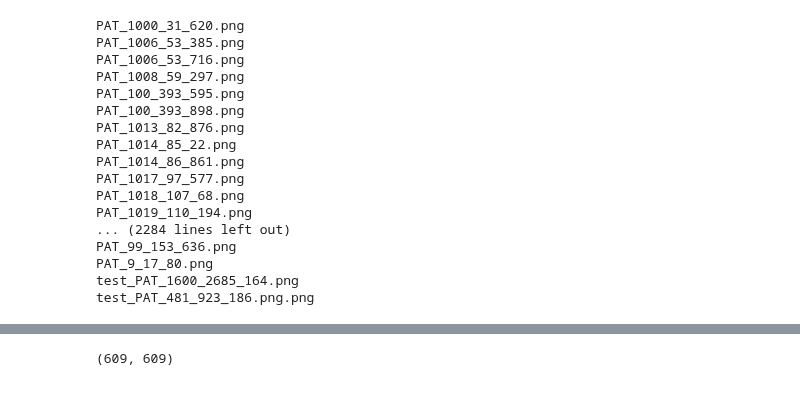
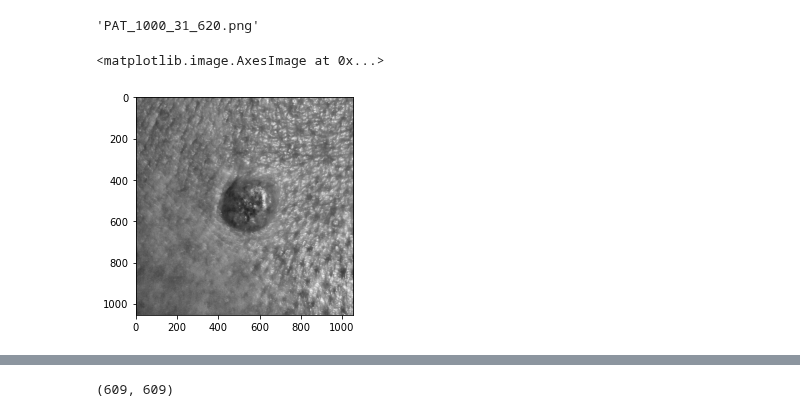
Before and after one commit to CEDipEngineering/ComputerAidedSkinCancerIdentificationAndDiagnosis, a Jupyter notebook: experiments/gabriella/Preprocessing_tests.ipynb, the cells around one changed output, grey strips where cells are left out. Saved outputs shown, nothing was run; the diff lists cells and outputs as text; code cells hidden in the pictures.

```diff
--- a/experiments/gabriella/Preprocessing_tests.ipynb
+++ b/experiments/gabriella/Preprocessing_tests.ipynb
@@ -120,32 +120,7 @@ def preprocessing_hair_rnorm_histeq(img):
         imgeq = hsv_histeq(gray)
 
         return imgeq
-# %%
-SOURCE_DIRECTORY = "../../data/images"
-for f in os.listdir(SOURCE_DIRECTORY):
-    if f.endswith(".png"):
-        print(f)
-# %% [output]
-PAT_1000_31_620.png
-PAT_1006_53_385.png
-PAT_1006_53_716.png
-PAT_1008_59_297.png
-PAT_100_393_595.png
-PAT_100_393_898.png
-PAT_1013_82_876.png
-PAT_1014_85_22.png
-PAT_1014_86_861.png
-PAT_1017_97_577.png
-PAT_1018_107_68.png
-PAT_1019_110_194.png
-... (2284 lines left out)
-PAT_99_153_636.png
-PAT_9_17_80.png
-test_PAT_1600_2685_164.png
-test_PAT_481_923_186.png.png
 # %%
-SOURCE_DIRECTORY = "../../data/images"
-
 def apply_preprocessing(src_dir, dest_dir, func):
     imgs_list = []
     with open(dest_dir,"wb") as dest:
@@ -154,6 +129,17 @@ def apply_preprocessing(src_dir, dest_dir, func):
                 filename = '../../data/images/'+f
                 img = cv2.imread(filename)[:,:,::-1]
                 processed = func(img)
-                imgs_list.append(processed)
+                imgs_list.append((processed,f))
 
         pickle.dump(imgs_list,dest)
+# %%
+def load_images(src_dir, pickle_file, func):
+        try:
+            with open(pickle_file,"rb") as f:
+                recovered_list = pickle.load(f)
+        except:
+            apply_preprocessing(src_dir, pickle_file, func)
+            with open(pickle_file,"rb") as f:
+                recovered_list = pickle.load(f)
+
+        return recovered_list
@@ -160,3 +155,14 @@ def apply_preprocessing(src_dir, dest_dir, func):
 # %%
+SOURCE_DIRECTORY = "../../data/images"
+
 pickle_file = "../../data/images/preprocessing_1.pickle"
-apply_preprocessing(SOURCE_DIRECTORY, pickle_file, simple_processing_clahe)
+recovered_list = load_images(SOURCE_DIRECTORY, pickle_file, simple_processing_clahe)
+# %%
+recovered_list[0][1]
+# %% [output]
+'PAT_1000_31_620.png'
+# %%
+plt.imshow(recovered_list[400][0], cmap='gray', vmin = 0, vmax = 255)
+# %% [output]
+<matplotlib.image.AxesImage at 0x...>
+[figure, added]
```
Also changed, not shown: parts of 10 cells of this notebook.
